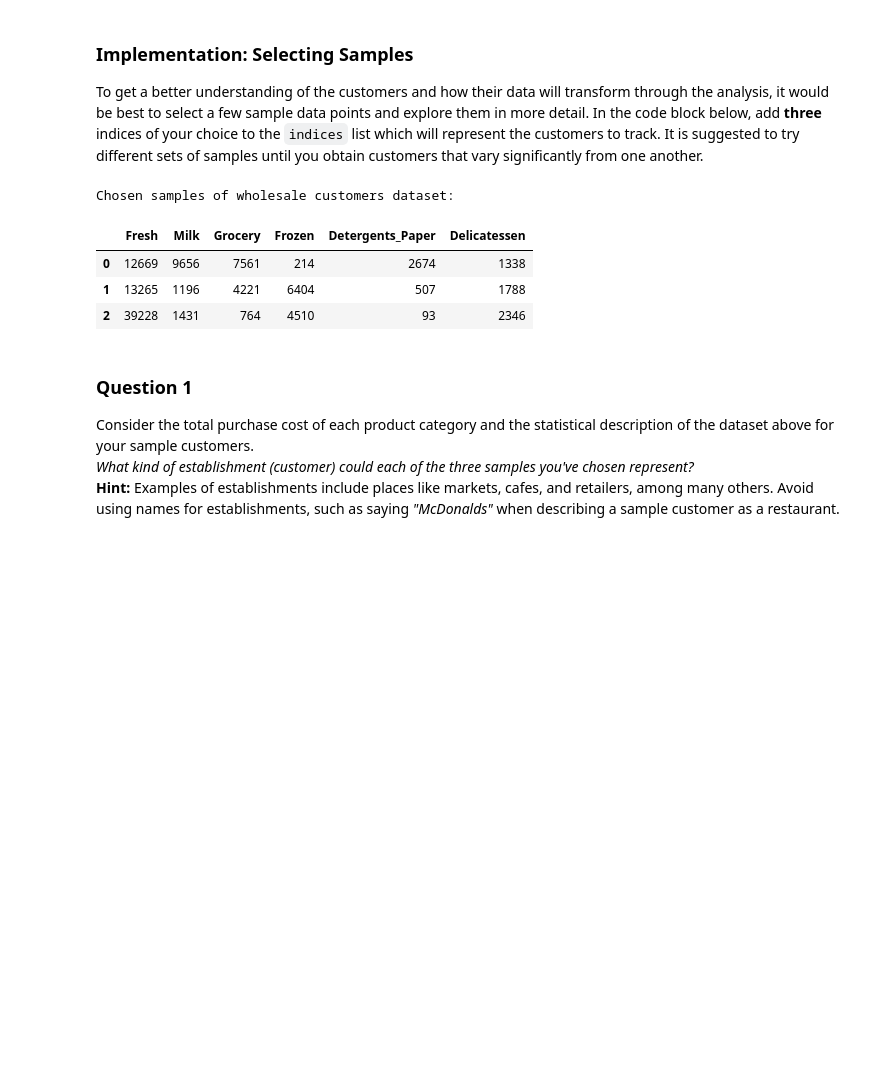
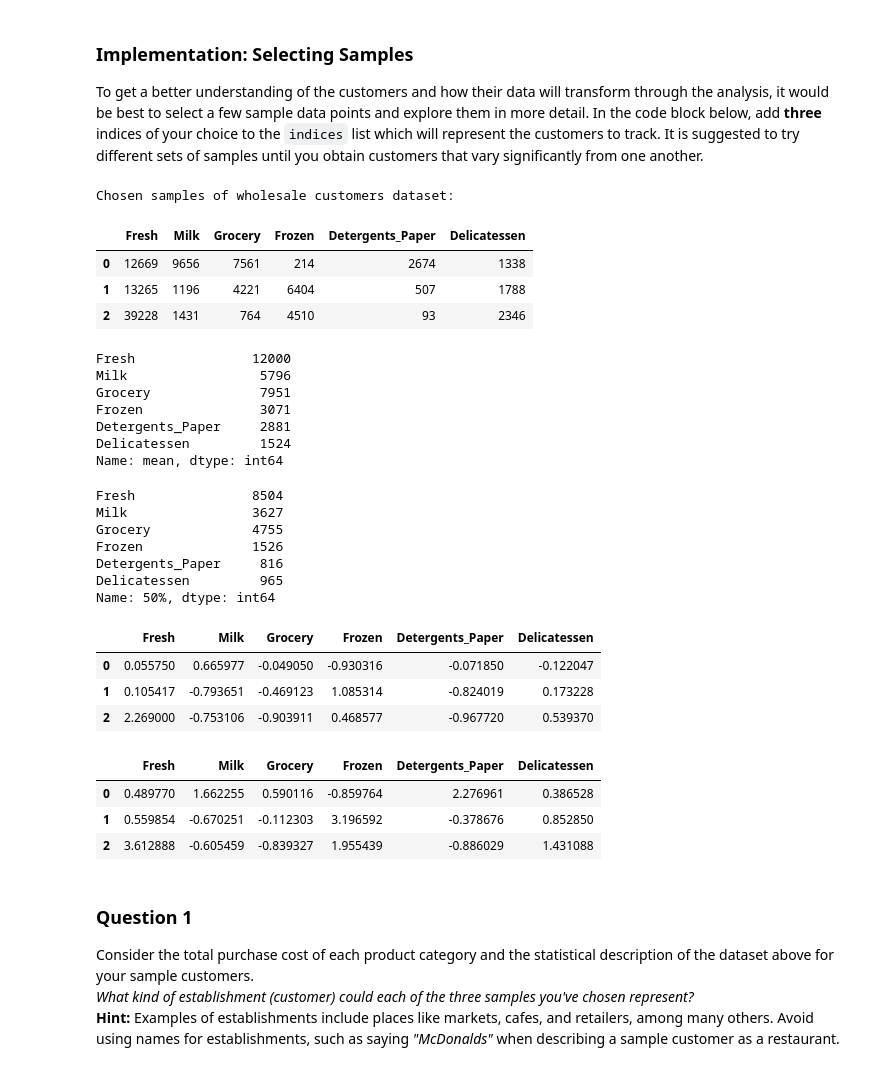
Before and after one commit to jdcasale/UD_ML, a Jupyter notebook: customer_segments/customer_segments.ipynb, the cells around one changed output. Drawn from its saved outputs; the diff is of its cells as text; code cells hidden in the pictures; blank space fills up the shorter version.

```diff
--- a/customer_segments/customer_segments.ipynb
+++ b/customer_segments/customer_segments.ipynb
@@ -61,17 +61,48 @@ To get a better understanding of the customers and how their data will transform
 # %%
 # TODO: Select three indices of your choice you wish to sample from the dataset
 indices = [0,3,436]
 
 # Create a DataFrame of the chosen samples
 samples = pd.DataFrame(data.loc[indices], columns = data.keys()).reset_index(drop = True)
 print "Chosen samples of wholesale customers dataset:"
 display(samples)
+descr = data.describe()
+
+#compare samples to average and median category values
+cat_means = descr.loc['mean', :].astype(int)
+cat_meds = descr.loc['50%', :].astype(int)
+display(cat_means)
+display(cat_meds)
+display((samples-cat_means)/cat_means)
+display((samples-cat_meds)/cat_meds)
 # %% [output]
 Chosen samples of wholesale customers dataset:
 |  | Fresh | Milk | Grocery | Frozen | Detergents_Paper | Delicatessen |
 | 0 | 12669 | 9656 | 7561 | 214 | 2674 | 1338 |
 | 1 | 13265 | 1196 | 4221 | 6404 | 507 | 1788 |
 | 2 | 39228 | 1431 | 764 | 4510 | 93 | 2346 |
+Fresh               12000
+Milk                 5796
+Grocery              7951
+Frozen               3071
+Detergents_Paper     2881
+Delicatessen         1524
+Name: mean, dtype: int64
+Fresh               8504
+Milk                3627
+Grocery             4755
+Frozen              1526
+Detergents_Paper     816
+Delicatessen         965
+Name: 50%, dtype: int64
+|  | Fresh | Milk | Grocery | Frozen | Detergents_Paper | Delicatessen |
+| 0 | 0.055750 | 0.665977 | -0.049050 | -0.930316 | -0.071850 | -0.122047 |
+| 1 | 0.105417 | -0.793651 | -0.469123 | 1.085314 | -0.824019 | 0.173228 |
+| 2 | 2.269000 | -0.753106 | -0.903911 | 0.468577 | -0.967720 | 0.539370 |
+|  | Fresh | Milk | Grocery | Frozen | Detergents_Paper | Delicatessen |
+| 0 | 0.489770 | 1.662255 | 0.590116 | -0.859764 | 2.276961 | 0.386528 |
+| 1 | 0.559854 | -0.670251 | -0.112303 | 3.196592 | -0.378676 | 0.852850 |
+| 2 | 3.612888 | -0.605459 | -0.839327 | 1.955439 | -0.886029 | 1.431088 |
 # %% [markdown]
 ### Question 1
 Consider the total purchase cost of each product category and the statistical description of the dataset above for your sample customers.
```
Also changed, not shown: parts of 12 cells of this notebook, 1 other file.
